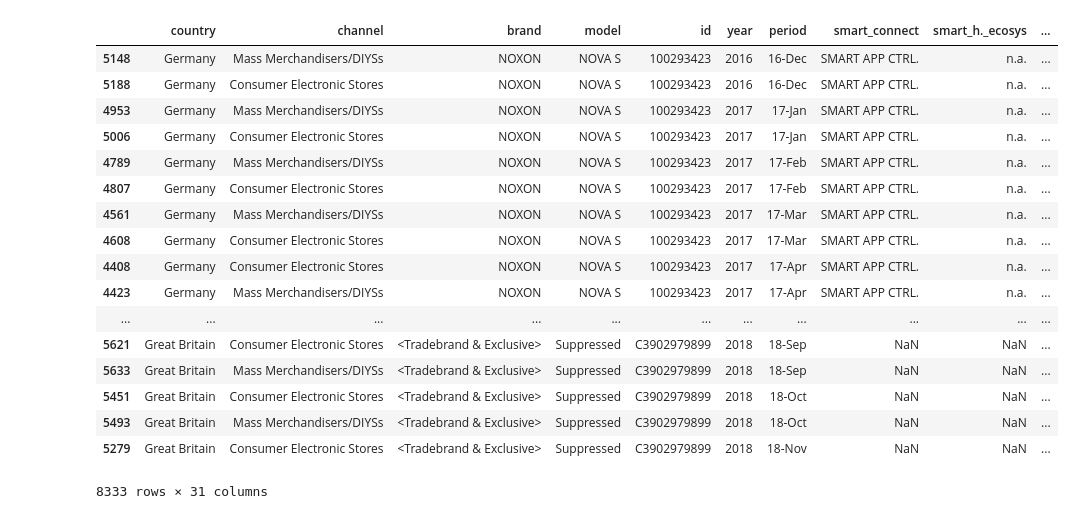
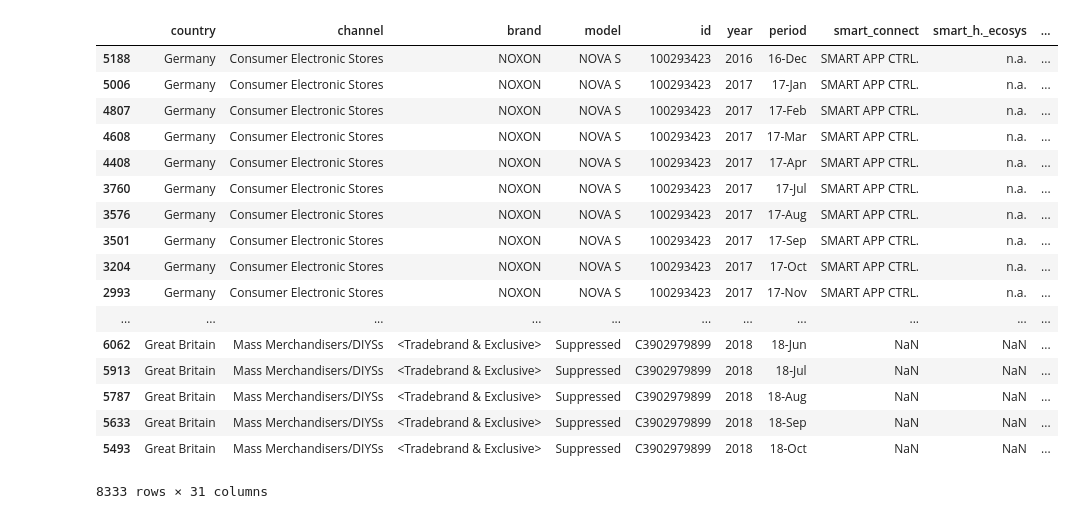
Before and after one commit to ChanM0/GFK_Hackathon, a Jupyter notebook: initial_POS_GFK.ipynb, the cells around one changed output. Cells and saved outputs as stored; diff of their text form; code cells hidden in the pictures.

```diff
--- a/initial_POS_GFK.ipynb
+++ b/initial_POS_GFK.ipynb
@@ -88,23 +94,25 @@ months = ['16-Dec',
 # %%
 data.period = data.period.astype('category',categories=months)
 # %%
-data.sort_values(['id', 'year', 'period'])
+data.sort_values(['id','channel' ,'year','period'],inplace=True)
-# %% [output]
-|  | country | channel | brand | model | id | year | period | smart_connect | smart_h._ecosys | ... |
-| 5148 | Germany | Mass Merchandisers/DIYSs | NOXON | NOVA S | 100293423 | 2016 | 16-Dec | SMART APP CTRL. | n.a. | ... |
-| 5188 | Germany | Consumer Electronic Stores | NOXON | NOVA S | 100293423 | 2016 | 16-Dec | SMART APP CTRL. | n.a. | ... |
-| 4953 | Germany | Mass Merchandisers/DIYSs | NOXON | NOVA S | 100293423 | 2017 | 17-Jan | SMART APP CTRL. | n.a. | ... |
-| 5006 | Germany | Consumer Electronic Stores | NOXON | NOVA S | 100293423 | 2017 | 17-Jan | SMART APP CTRL. | n.a. | ... |
-| 4789 | Germany | Mass Merchandisers/DIYSs | NOXON | NOVA S | 100293423 | 2017 | 17-Feb | SMART APP CTRL. | n.a. | ... |
-| 4807 | Germany | Consumer Electronic Stores | NOXON | NOVA S | 100293423 | 2017 | 17-Feb | SMART APP CTRL. | n.a. | ... |
-| 4561 | Germany | Mass Merchandisers/DIYSs | NOXON | NOVA S | 100293423 | 2017 | 17-Mar | SMART APP CTRL. | n.a. | ... |
-| 4608 | Germany | Consumer Electronic Stores | NOXON | NOVA S | 100293423 | 2017 | 17-Mar | SMART APP CTRL. | n.a. | ... |
-| 4408 | Germany | Consumer Electronic Stores | NOXON | NOVA S | 100293423 | 2017 | 17-Apr | SMART APP CTRL. | n.a. | ... |
-| 4423 | Germany | Mass Merchandisers/DIYSs | NOXON | NOVA S | 100293423 | 2017 | 17-Apr | SMART APP CTRL. | n.a. | ... |
-| ... | ... | ... | ... | ... | ... | ... | ... | ... | ... | ... |
-| 5621 | Great Britain | Consumer Electronic Stores | <Tradebrand & Exclusive> | Suppressed | C3902979899 | 2018 | 18-Sep | NaN | NaN | ... |
-| 5633 | Great Britain | Mass Merchandisers/DIYSs | <Tradebrand & Exclusive> | Suppressed | C3902979899 | 2018 | 18-Sep | NaN | NaN | ... |
-| 5451 | Great Britain | Consumer Electronic Stores | <Tradebrand & Exclusive> | Suppressed | C3902979899 | 2018 | 18-Oct | NaN | NaN | ... |
-| 5493 | Great Britain | Mass Merchandisers/DIYSs | <Tradebrand & Exclusive> | Suppressed | C3902979899 | 2018 | 18-Oct | NaN | NaN | ... |
-| 5279 | Great Britain | Consumer Electronic Stores | <Tradebrand & Exclusive> | Suppressed | C3902979899 | 2018 | 18-Nov | NaN | NaN | ... |
-8333 rows × 31 columns
+# %%
+data
+# %% [output]
+|  | country | channel | brand | model | id | year | period | smart_connect | smart_h._ecosys | ... |
+| 5188 | Germany | Consumer Electronic Stores | NOXON | NOVA S | 100293423 | 2016 | 16-Dec | SMART APP CTRL. | n.a. | ... |
+| 5006 | Germany | Consumer Electronic Stores | NOXON | NOVA S | 100293423 | 2017 | 17-Jan | SMART APP CTRL. | n.a. | ... |
+| 4807 | Germany | Consumer Electronic Stores | NOXON | NOVA S | 100293423 | 2017 | 17-Feb | SMART APP CTRL. | n.a. | ... |
+| 4608 | Germany | Consumer Electronic Stores | NOXON | NOVA S | 100293423 | 2017 | 17-Mar | SMART APP CTRL. | n.a. | ... |
+| 4408 | Germany | Consumer Electronic Stores | NOXON | NOVA S | 100293423 | 2017 | 17-Apr | SMART APP CTRL. | n.a. | ... |
+| 3760 | Germany | Consumer Electronic Stores | NOXON | NOVA S | 100293423 | 2017 | 17-Jul | SMART APP CTRL. | n.a. | ... |
+| 3576 | Germany | Consumer Electronic Stores | NOXON | NOVA S | 100293423 | 2017 | 17-Aug | SMART APP CTRL. | n.a. | ... |
+| 3501 | Germany | Consumer Electronic Stores | NOXON | NOVA S | 100293423 | 2017 | 17-Sep | SMART APP CTRL. | n.a. | ... |
+| 3204 | Germany | Consumer Electronic Stores | NOXON | NOVA S | 100293423 | 2017 | 17-Oct | SMART APP CTRL. | n.a. | ... |
+| 2993 | Germany | Consumer Electronic Stores | NOXON | NOVA S | 100293423 | 2017 | 17-Nov | SMART APP CTRL. | n.a. | ... |
+| ... | ... | ... | ... | ... | ... | ... | ... | ... | ... | ... |
+| 6062 | Great Britain | Mass Merchandisers/DIYSs | <Tradebrand & Exclusive> | Suppressed | C3902979899 | 2018 | 18-Jun | NaN | NaN | ... |
+| 5913 | Great Britain | Mass Merchandisers/DIYSs | <Tradebrand & Exclusive> | Suppressed | C3902979899 | 2018 | 18-Jul | NaN | NaN | ... |
+| 5787 | Great Britain | Mass Merchandisers/DIYSs | <Tradebrand & Exclusive> | Suppressed | C3902979899 | 2018 | 18-Aug | NaN | NaN | ... |
+| 5633 | Great Britain | Mass Merchandisers/DIYSs | <Tradebrand & Exclusive> | Suppressed | C3902979899 | 2018 | 18-Sep | NaN | NaN | ... |
+| 5493 | Great Britain | Mass Merchandisers/DIYSs | <Tradebrand & Exclusive> | Suppressed | C3902979899 | 2018 | 18-Oct | NaN | NaN | ... |
+8333 rows × 31 columns
```
Also changed, not shown: parts of 17 cells of this notebook.
